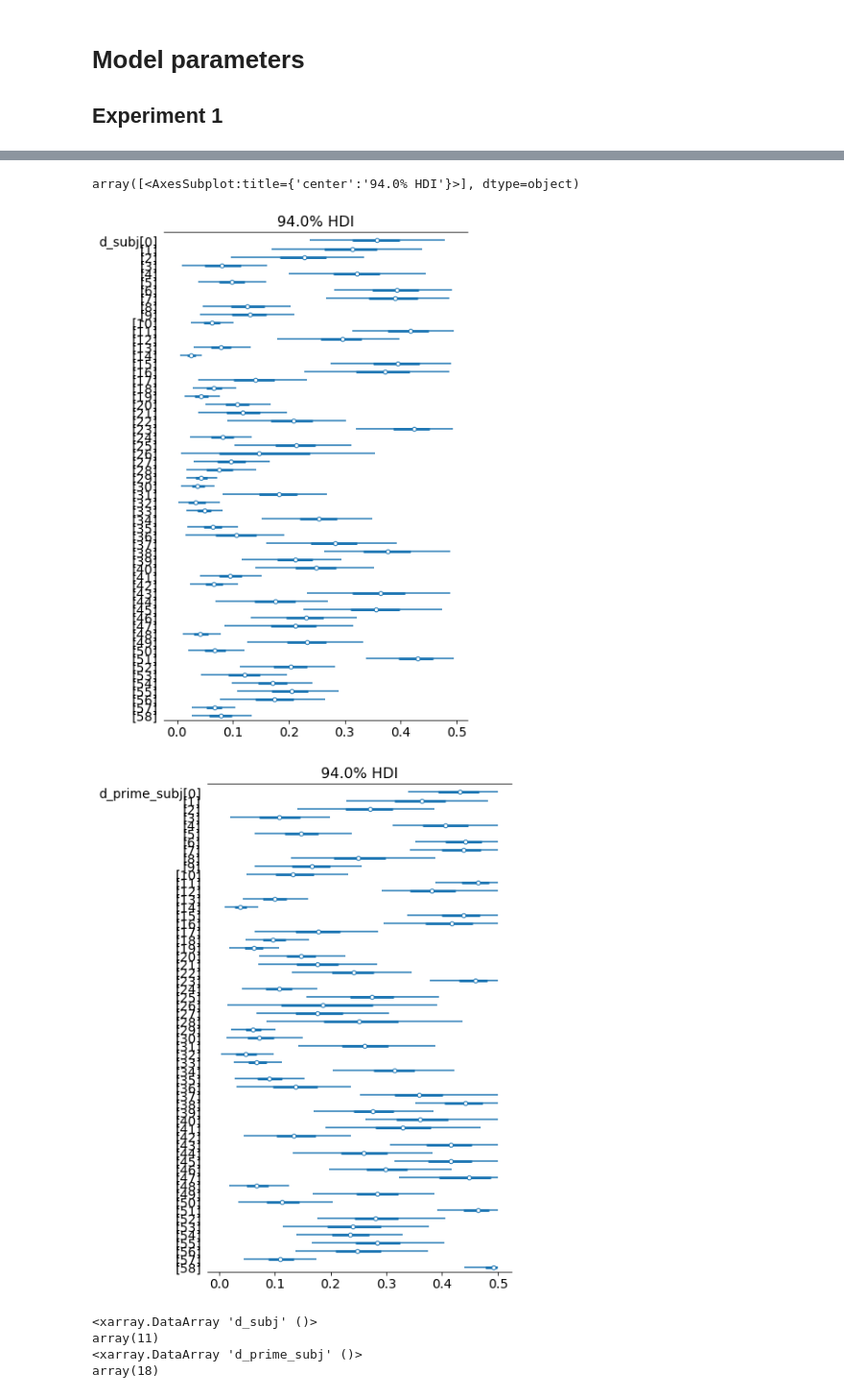
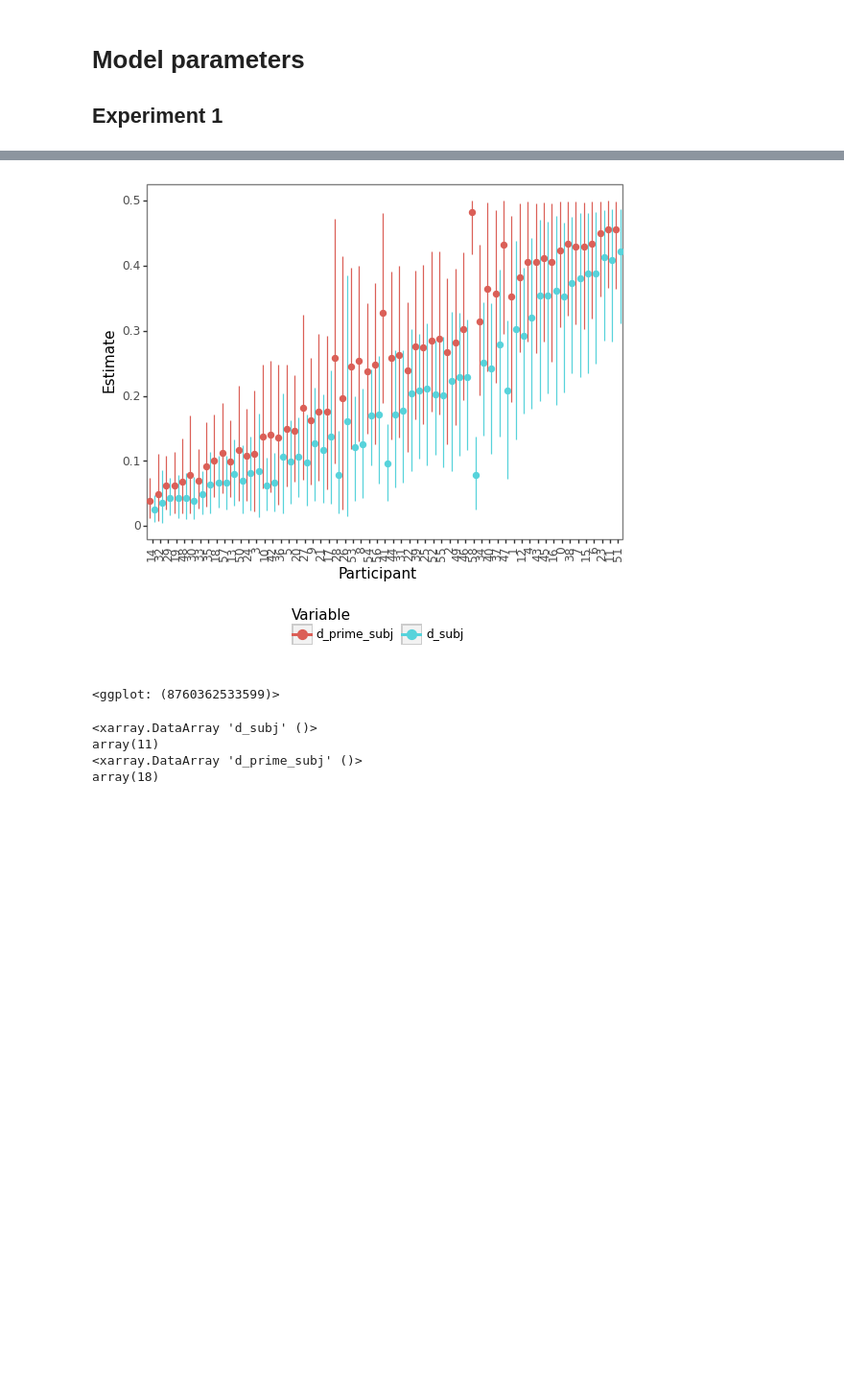
Before and after one commit to derekpowell/bayesian-sampler, a Jupyter notebook: bsampler-model-comp.ipynb, the cells around one changed output, grey strips where cells are left out. Shown: that part at 96% size. Saved outputs shown, nothing was run; the diff lists cells and outputs as text; code cells hidden in the pictures; blank space fills up the shorter version.

Commit message:
plotting updates

```diff
--- a/bsampler-model-comp.ipynb
+++ b/bsampler-model-comp.ipynb
@@ -188,14 +188,39 @@ az.summary(
 # %%
 model1.posterior["d_prime_pop"] = model1.posterior.d_base_pop + np.exp(model1.posterior.d_delta_pop)
 # az.plot_posterior(model1, var_names = ["d_base_pop", "d_prime_pop"], transform=lambda x: np.exp(-np.logaddexp(0, -x))/2)
-# %%
-# plot them all
-az.plot_forest(data=model1, var_names=["d_subj"], combined=True)
-az.plot_forest(data=model1, var_names=["d_prime_subj"], combined=True)
-# %% [output]
-array([<AxesSubplot:title={'center':'94.0% HDI'}>], dtype=object)
-[figure, removed]
-[figure, removed]
+# %%
+# plot them all
+# az.plot_forest(data=model1, var_names=["d_subj"], combined=True)
+# az.plot_forest(data=model1, var_names=["d_prime_subj"], combined=True)
+
+from re import X
+
+
+post1 = posterior_to_df_mlm(model1, ["k"], ["d_subj", "d_prime_subj"])
+
+(
+    posterior_to_df_mlm(model1, ["k"], ["d_subj", "d_prime_subj"]) >>
+    s.gather("var", "val", _.d_subj, _.d_prime_subj) >>
+    s.group_by(_.ID, _.var) >>
+    s.summarize(
+        M = _.val.mean(),
+        ll = _.val.quantile(.025),
+        ul = _.val.quantile(.975),
+    ) >>
+    ggplot(aes(x="reorder(ID,M)", y="M", ymin="ll", ymax="ul", color="var")) +
+    geom_pointrange(position=position_dodge(width=1)) +
+    labs(color="Variable", x = "Participant", y = "Estimate") +
+    theme_bw() +
+    theme(
+        panel_grid = element_blank(),
+        legend_position="bottom",
+        legend_box_spacing=.5,
+        axis_text_x = element_text(angle=90, hjust=.5, vjust=1)
+        )
+)
+# %% [output]
+[figure, added]
+<ggplot: (8760362533599)>
 # %%
 # how many individual participant estimates are over .33 ?
 print(np.sum(model1.posterior.stack(draws=("chain", "draw")).d_subj.mean(axis=1) > 1/3))
```
Also changed, not shown: parts of 12 cells of this notebook, 10 other files.
